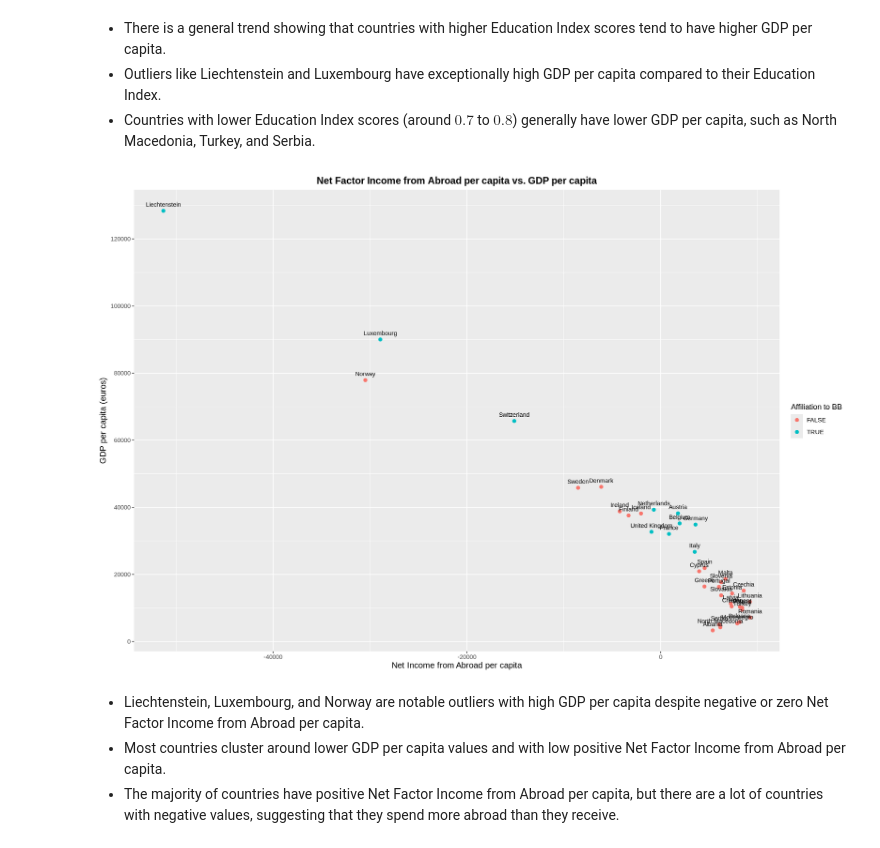
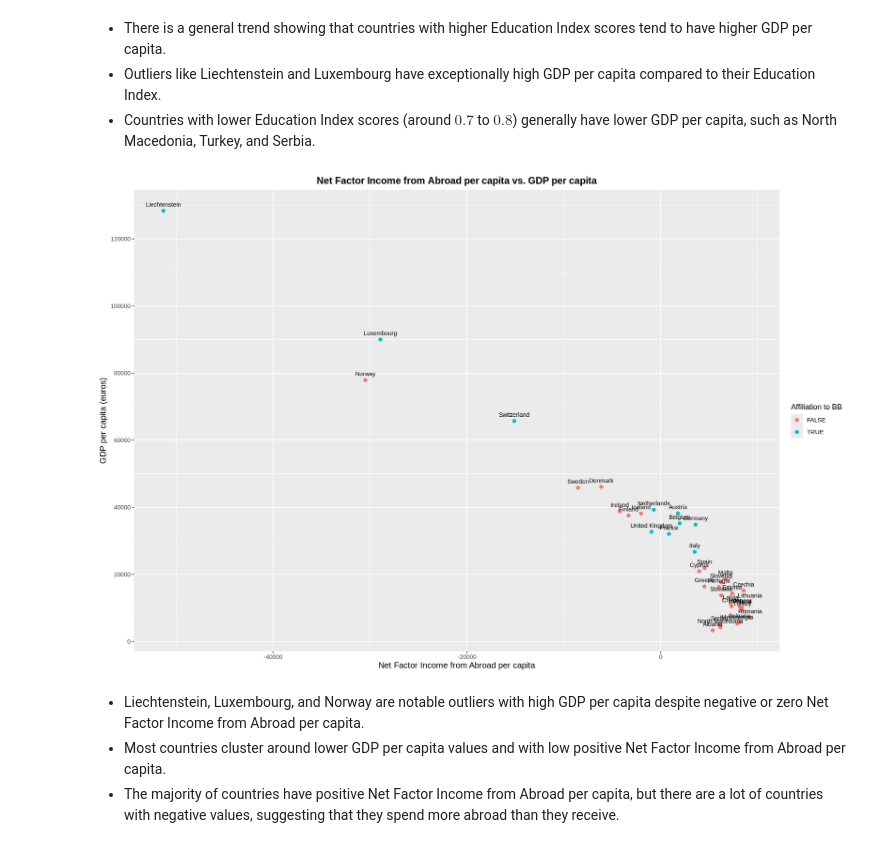
Before and after one commit to nickobard/eurostat-datasets-analysis, a Jupyter notebook: sem-3/semestral-work.ipynb, the cells around one changed output. Drawn from its saved outputs; the diff is of its cells as text; code cells hidden in the pictures.

```diff
--- a/sem-3/semestral-work.ipynb
+++ b/sem-3/semestral-work.ipynb
@@ -293,15 +295,15 @@ ggplot(data, aes(x=EI, y=GDPpc)) +
 # %%
 options(repr.plot.width=15, repr.plot.height=10)                        # figure settings
 labs_nfiapc <- labs(title='Net Factor Income from Abroad per capita vs. GDP per capita',   # labels
-                   x='Net Income from Abroad per capita',
+                   x='Net Factor Income from Abroad per capita',
                    y='GDP per capita (euros)',
                    color='Affiliation to BB')
 
 ggplot(data, aes(x=NFIApc, y=GDPpc)) +
   geom_point(aes(col=BB_entry), size=2) +
   labs_nfiapc + text + scale + theme
 # %% [output]
-[figure, old version]
+[figure, new version]
 # %% [markdown]
 - Liechtenstein, Luxembourg, and Norway are notable outliers with high GDP per capita despite negative or zero Net Factor Income from Abroad per capita.
 - Most countries cluster around lower GDP per capita values and with low positive Net Factor Income from Abroad per capita.
```
Also changed, not shown: parts of 28 cells of this notebook.
